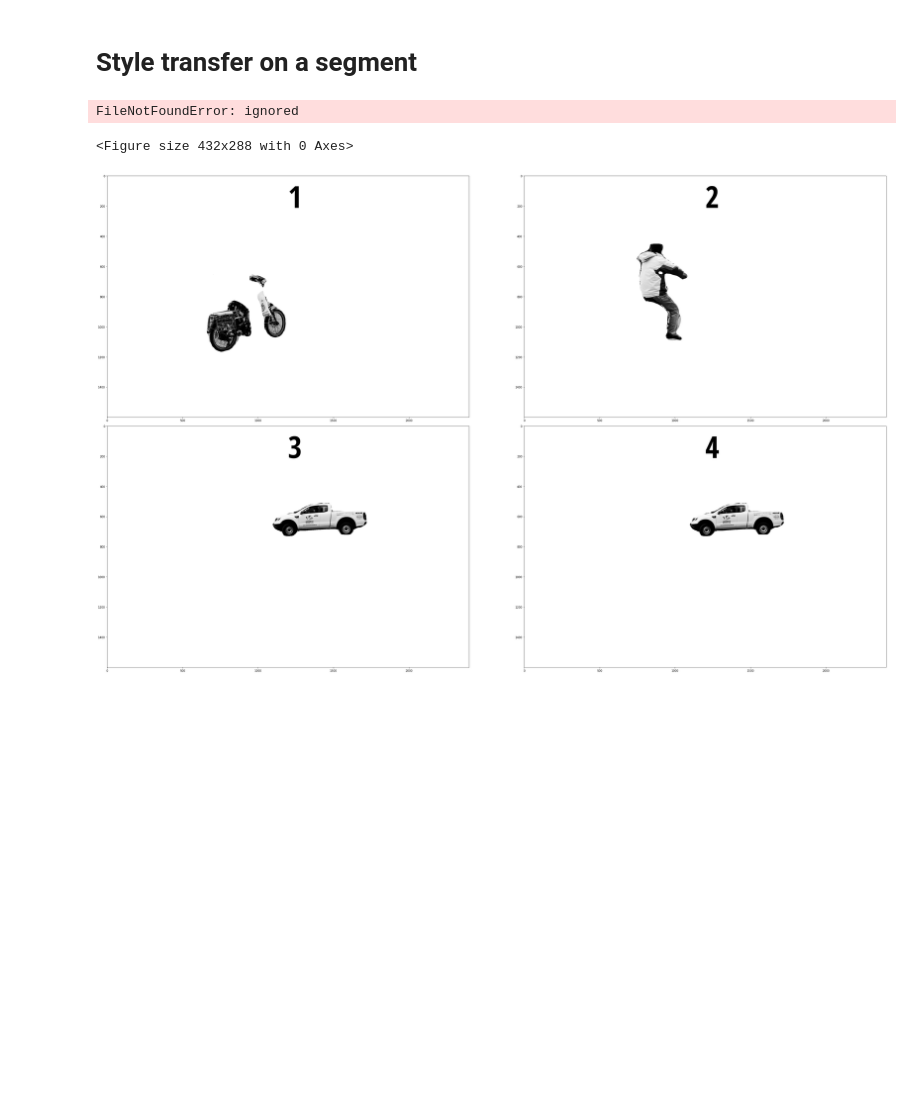
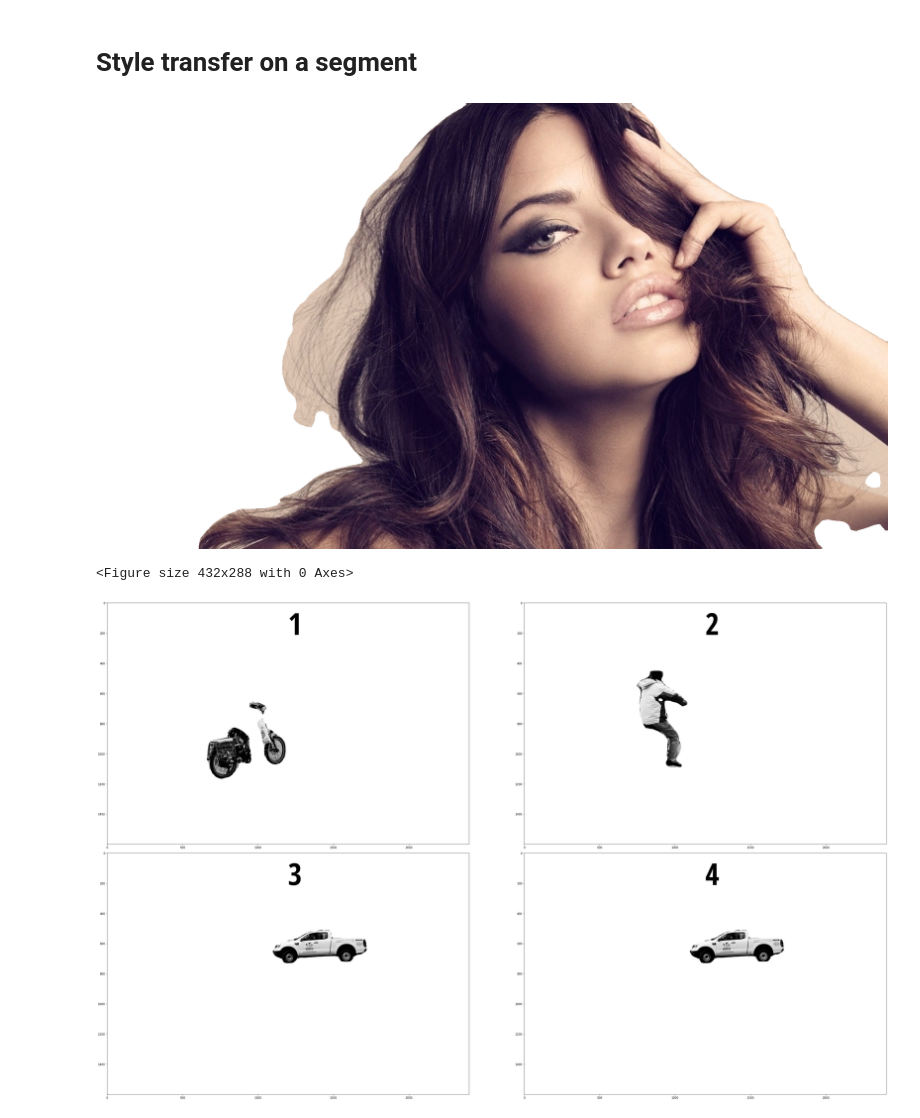
Before and after one commit to insaiyancvk/Artistic-Transfer, a Jupyter notebook: Text_based_style_transfer_on_segment_of_an_image.ipynb, the cells around one changed output. Cells and saved outputs as stored; diff of their text form; code cells hidden in the pictures; blank space fills up the shorter version.

Commit message:
changed the font from opensans to roboto black

```diff
--- a/Text_based_style_transfer_on_segment_of_an_image.ipynb
+++ b/Text_based_style_transfer_on_segment_of_an_image.ipynb
@@ -24,10 +30,5 @@ output.enable_custom_widget_manager()
 # %%
 #@title
-# make sure you're logged in with `huggingface-cli login`
-pipe = StableDiffusionPipeline.from_pretrained("CompVis/stable-diffusion-v1-4", revision="fp16", torch_dtype=torch.float16)
-
-pipe = pipe.to("cuda")
-
 def image_grid(imgs, rows, cols):
     assert len(imgs) == rows*cols
 
@@ -42,8 +43,8 @@ def image_grid(imgs, rows, cols):
 if not os.path.exists("utils"):
   os.mkdir("utils")
 
-if not os.path.exists("utils/opensans.ttf"):
-  !curl -sS https://raw.githubusercontent.com/google/fonts/main/apache/opensanscondensed/OpenSansCondensed-Bold.ttf > utils/opensans.ttf
+if not os.path.exists("utils/robotoblack.ttf"):
+  !curl -sS -o utils/robotoblack.ttf https://raw.githubusercontent.com/google/fonts/main/apache/roboto/static/Roboto-Black.ttf
 
 num_cols = 3
 num_rows = 3
@@ -51,7 +52,7 @@ num_rows = 3
 # Chinese mythology illustration
 # Animal in the style of an Pablo Picasso
 
-PROMPT = "aliens playing football" #@param {type:"string"}
+PROMPT = "Animal in the style of a Pablo Picasso" #@param {type:"string"}
 prompt = [PROMPT] * num_cols # input from user
 
 all_images = []
@@ -64,7 +65,7 @@ for i in range(num_rows):
 
 for i,j in enumerate(temp_images):
   draw = ImageDraw.Draw(j)
-  font = ImageFont.truetype("utils/opensans.ttf",size=65)
+  font = ImageFont.truetype("./utils/robotoblack.ttf",size=65)
   draw.text((j.width//2, 0),str(i+1),(181, 254, 11), font = font)
 
 grid2 = image_grid(temp_images, rows=num_rows, cols=num_cols)
@@ -86,0 +110,5 @@ Mounted at /content/drive
+# %%
+for i,j in enumerate(temp_images):
+  draw = ImageDraw.Draw(j)
+  font = ImageFont.truetype("utils/robotoblack.ttf",size=65)
+  draw.text((j.width//2, 0),str(i+1),(181, 254, 11), font = font)
@@ -644,15 +685,17 @@ for x,i in solutions.items():
     segments[x][j[0]][j[1]] = img[j[0]][j[1]]
 
 segimgs = []
-for i in range(5):
+for i in range(1):
   im = Image.fromarray(segments[i].astype('uint8'))
   draw = ImageDraw.Draw(im)
-  font = ImageFont.truetype("utils/opensans.ttf",size=(im.height//8))
+  font = ImageFont.truetype("utils/robotoblack.ttf",size=(im.height//8))
   draw.text((im.width//2, 0),str(i+1),(0, 0, 0), font = font)
 
   segimgs.append(im)
-# %% [output]
-FileNotFoundError: ignored
+# %%
+segimgs[0]
+# %% [output]
+[figure, added]
 # %%
 #@title
 plt.figure()
```
Also changed, not shown: parts of 12 cells of this notebook.
